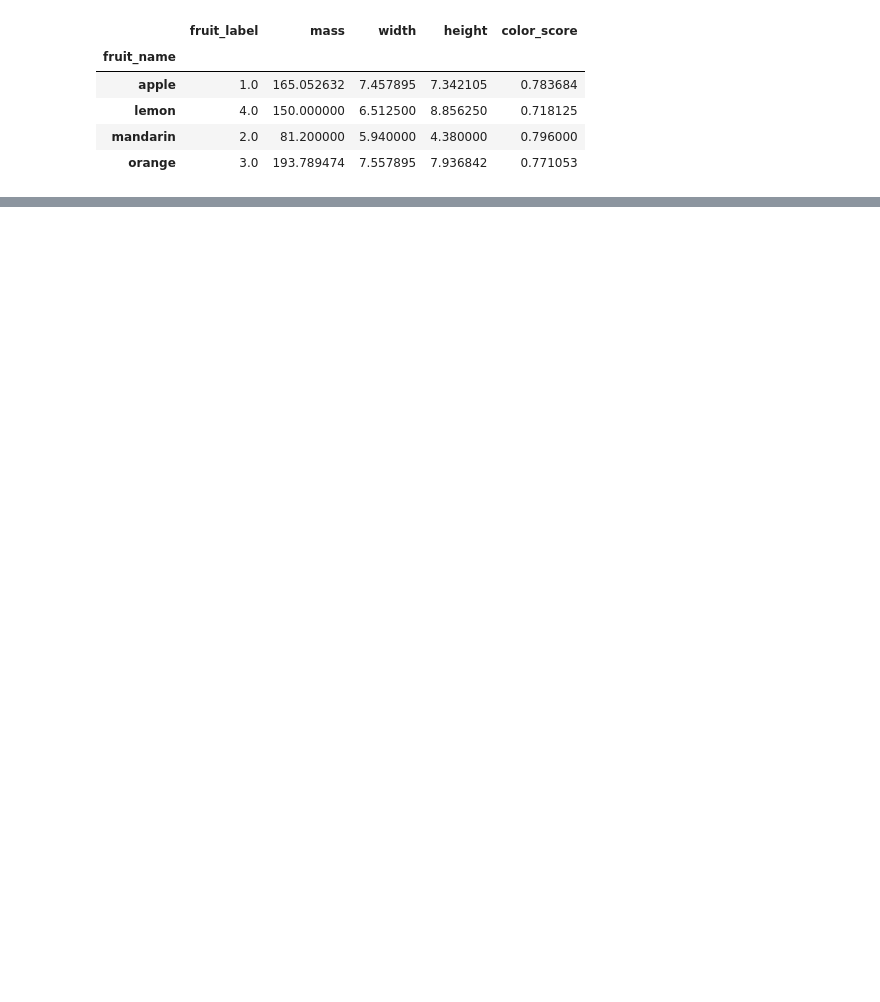
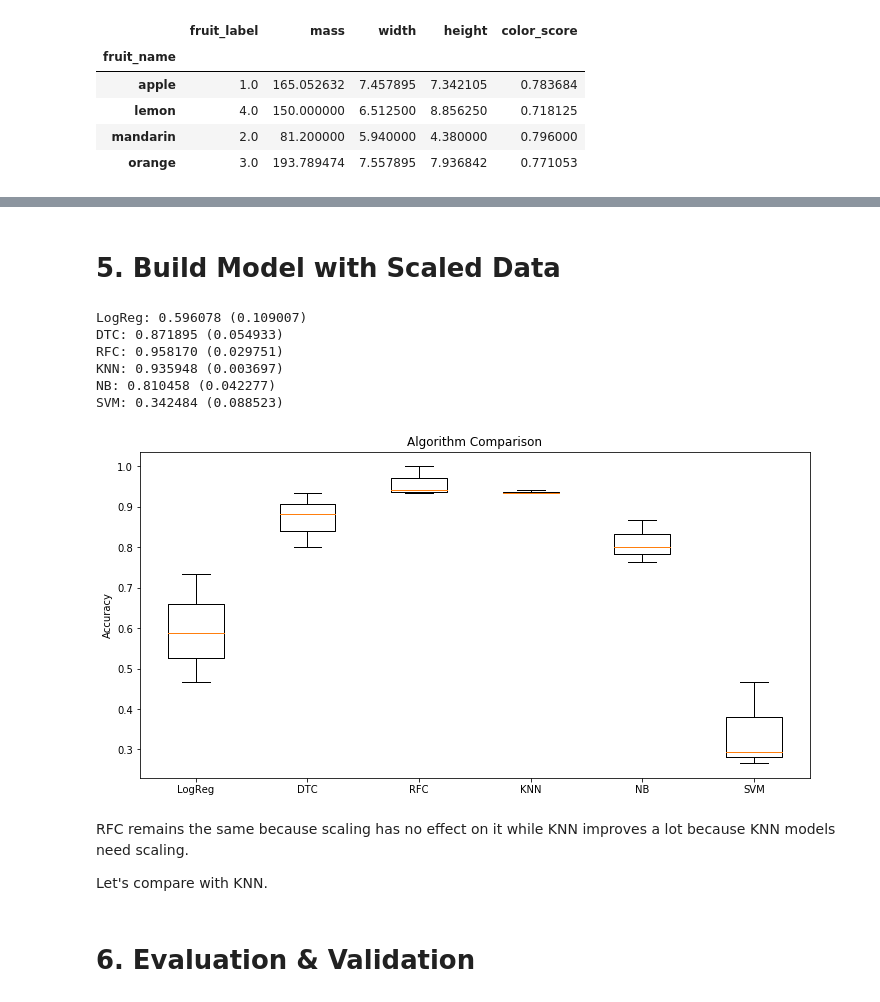
Before and after one commit to leftyamos/amost.github.io, a Jupyter notebook: ML_Multi_Class_Classification.ipynb, the cells around one changed output, grey strips where cells are left out. Cells and saved outputs as stored; diff of their text form; code cells hidden in the pictures; blank space fills up the shorter version.

```diff
--- a/ML_Multi_Class_Classification.ipynb
+++ b/ML_Multi_Class_Classification.ipynb
@@ -447,0 +187,4 @@ print(confusion_matrix(y_test, svm_pred))
+# %%
+grid_search = GridSearchCV(RandomForestClassifier(random_state=101), param_grid=param_grid, cv=skfold)
+
+grid_search.fit(X_train, y_train)
@@ -447,0 +211,10 @@ print(confusion_matrix(y_test, svm_pred))
+# %%
+# max_features = 2 is chosen
+rfc = RandomForestClassifier(max_features=2, random_state=101)
+
+rfc.fit(X_train, y_train)
+
+pred = rfc.predict(X_test)
+
+print(f'Training score: {rfc.score(X_train, y_train)}')
+print(f'Test score: {rfc.score(X_test, y_test)}')
@@ -447,0 +243,2 @@ print(confusion_matrix(y_test, svm_pred))
+# %% [markdown]
+# 5. Build Model with Scaled Data
@@ -447,0 +249,37 @@ print(confusion_matrix(y_test, svm_pred))
+# %%
+# scaled the data
+X_train_scaled = scaler.fit_transform(X_train)
+
+X_test_scaled = scaler.transform(X_test)
+# %%
+results = []
+names = []
+
+for name, model in models:
+    skfold = StratifiedKFold(n_splits=3,random_state=101, shuffle=True)
+    cv_results = cross_val_score(model, X_train_scaled, y_train, cv=skfold, scoring='accuracy')
+
+    results.append(cv_results)
+    names.append(name)
+    print('%s: %f (%f)' % (name, cv_results.mean(), cv_results.std()))
+# %% [output]
+LogReg: 0.596078 (0.109007)
+DTC: 0.871895 (0.054933)
+RFC: 0.958170 (0.029751)
+KNN: 0.935948 (0.003697)
+NB: 0.810458 (0.042277)
+SVM: 0.342484 (0.088523)
+# %%
+plt.figure(figsize=(12,6))
+plt.boxplot(results, labels=names)
+plt.title('Algorithm Comparison')
+plt.ylabel('Accuracy')
+plt.show()
+# %% [output]
+[figure, added]
+# %% [markdown]
+RFC remains the same because scaling has no effect on it while KNN improves a lot because KNN models need scaling.
+
+Let's compare with KNN.
+# %% [markdown]
+# 6. Evaluation & Validation
```
Also changed, not shown: parts of 115 cells of this notebook.
